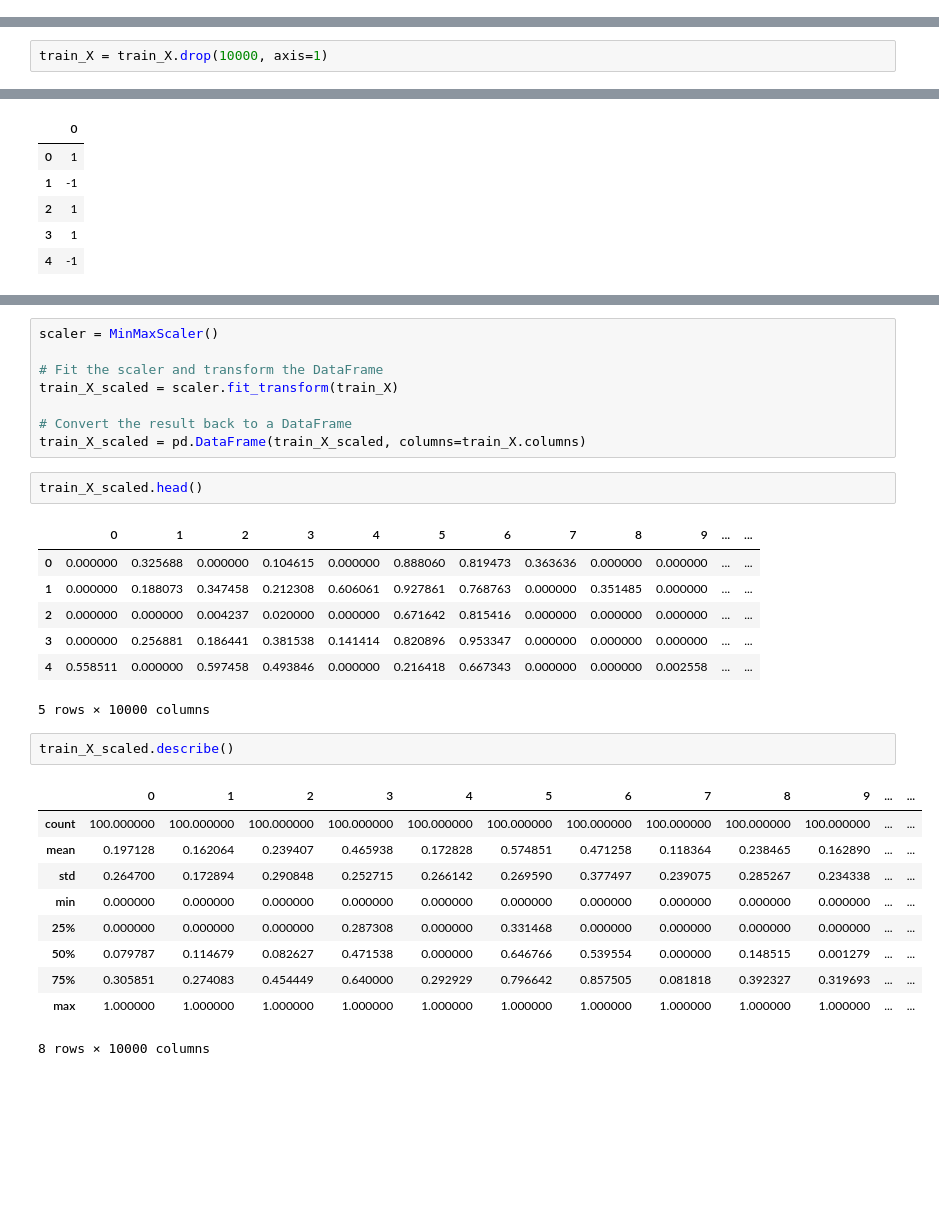
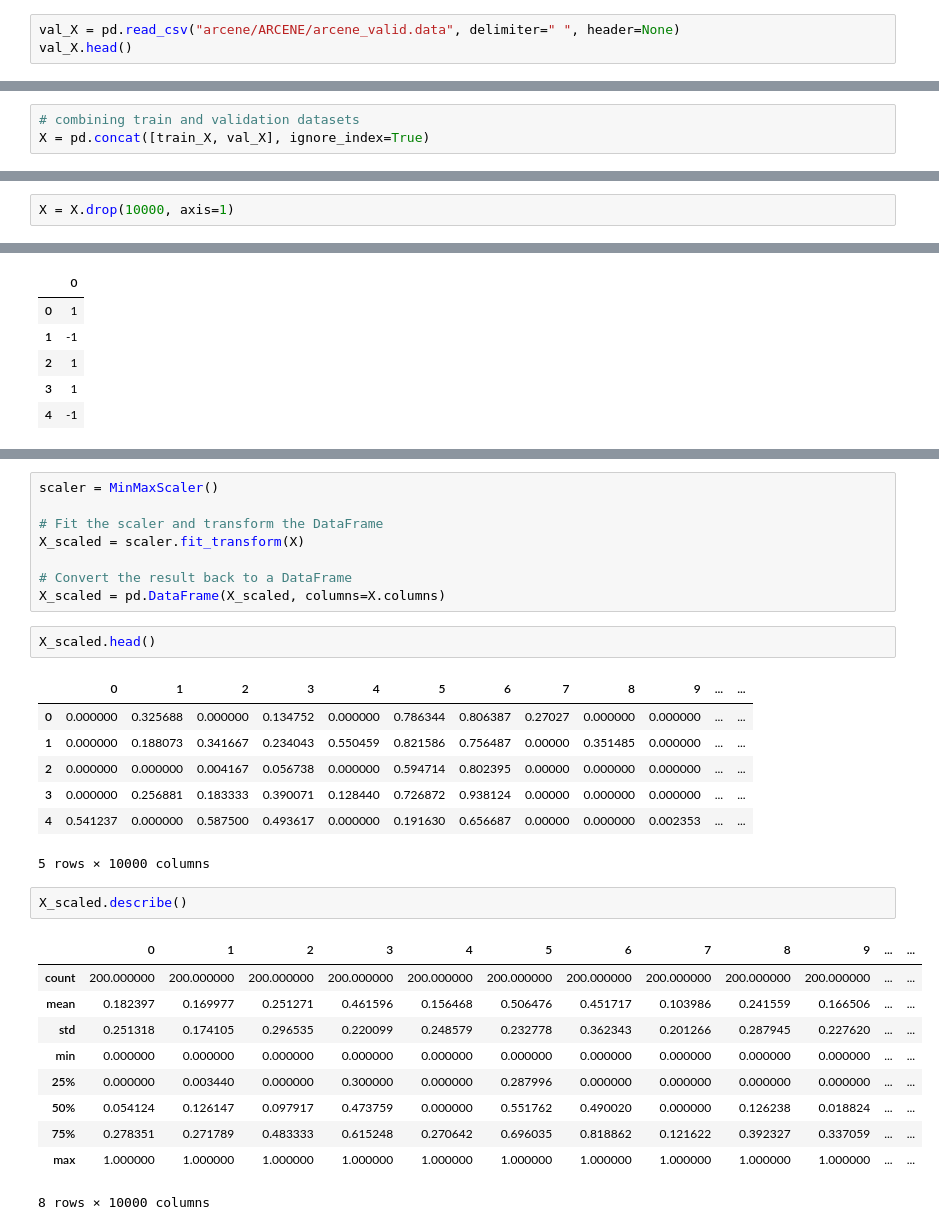
Before and after one commit to thomask902/2024-Numerical-Optimization-Research, a Jupyter notebook: data_exploration.ipynb, the cells around one changed output, grey strips where cells are left out. Cells and saved outputs as stored; diff of their text form; blank space fills up the shorter version.

Commit message:
combined train and validation datasets

```diff
--- a/data_exploration.ipynb
+++ b/data_exploration.ipynb
@@ -25,0 +35,3 @@ KeyboardInterrupt:
+# %%
+val_X = pd.read_csv("arcene/ARCENE/arcene_valid.data", delimiter=" ", header=None)
+val_X.head()
@@ -25,0 +63,3 @@ KeyboardInterrupt:
+# %%
+# combining train and validation datasets
+X = pd.concat([train_X, val_X], ignore_index=True)
@@ -26,3 +70,3 @@ KeyboardInterrupt:
 # %%
-train_X = train_X.drop(10000, axis=1)
+X = X.drop(10000, axis=1)
 # %%
@@ -63,31 +143,31 @@ train_y.describe()
 scaler = MinMaxScaler()
 
 # Fit the scaler and transform the DataFrame
-train_X_scaled = scaler.fit_transform(train_X)
+X_scaled = scaler.fit_transform(X)
 
 # Convert the result back to a DataFrame
-train_X_scaled = pd.DataFrame(train_X_scaled, columns=train_X.columns)
+X_scaled = pd.DataFrame(X_scaled, columns=X.columns)
 # %%
-train_X_scaled.head()
+X_scaled.head()
 # %% [output]
 |  | 0 | 1 | 2 | 3 | 4 | 5 | 6 | 7 | 8 | 9 | ... | ... |
-| 0 | 0.000000 | 0.325688 | 0.000000 | 0.104615 | 0.000000 | 0.888060 | 0.819473 | 0.363636 | 0.000000 | 0.000000 | ... | ... |
-| 1 | 0.000000 | 0.188073 | 0.347458 | 0.212308 | 0.606061 | 0.927861 | 0.768763 | 0.000000 | 0.351485 | 0.000000 | ... | ... |
-| 2 | 0.000000 | 0.000000 | 0.004237 | 0.020000 | 0.000000 | 0.671642 | 0.815416 | 0.000000 | 0.000000 | 0.000000 | ... | ... |
-| 3 | 0.000000 | 0.256881 | 0.186441 | 0.381538 | 0.141414 | 0.820896 | 0.953347 | 0.000000 | 0.000000 | 0.000000 | ... | ... |
-| 4 | 0.558511 | 0.000000 | 0.597458 | 0.493846 | 0.000000 | 0.216418 | 0.667343 | 0.000000 | 0.000000 | 0.002558 | ... | ... |
+| 0 | 0.000000 | 0.325688 | 0.000000 | 0.134752 | 0.000000 | 0.786344 | 0.806387 | 0.27027 | 0.000000 | 0.000000 | ... | ... |
+| 1 | 0.000000 | 0.188073 | 0.341667 | 0.234043 | 0.550459 | 0.821586 | 0.756487 | 0.00000 | 0.351485 | 0.000000 | ... | ... |
+| 2 | 0.000000 | 0.000000 | 0.004167 | 0.056738 | 0.000000 | 0.594714 | 0.802395 | 0.00000 | 0.000000 | 0.000000 | ... | ... |
+| 3 | 0.000000 | 0.256881 | 0.183333 | 0.390071 | 0.128440 | 0.726872 | 0.938124 | 0.00000 | 0.000000 | 0.000000 | ... | ... |
+| 4 | 0.541237 | 0.000000 | 0.587500 | 0.493617 | 0.000000 | 0.191630 | 0.656687 | 0.00000 | 0.000000 | 0.002353 | ... | ... |
 5 rows × 10000 columns
 # %%
-train_X_scaled.describe()
+X_scaled.describe()
 # %% [output]
 |  | 0 | 1 | 2 | 3 | 4 | 5 | 6 | 7 | 8 | 9 | ... | ... |
-| count | 100.000000 | 100.000000 | 100.000000 | 100.000000 | 100.000000 | 100.000000 | 100.000000 | 100.000000 | 100.000000 | 100.000000 | ... | ... |
-| mean | 0.197128 | 0.162064 | 0.239407 | 0.465938 | 0.172828 | 0.574851 | 0.471258 | 0.118364 | 0.238465 | 0.162890 | ... | ... |
-| std | 0.264700 | 0.172894 | 0.290848 | 0.252715 | 0.266142 | 0.269590 | 0.377497 | 0.239075 | 0.285267 | 0.234338 | ... | ... |
+| count | 200.000000 | 200.000000 | 200.000000 | 200.000000 | 200.000000 | 200.000000 | 200.000000 | 200.000000 | 200.000000 | 200.000000 | ... | ... |
+| mean | 0.182397 | 0.169977 | 0.251271 | 0.461596 | 0.156468 | 0.506476 | 0.451717 | 0.103986 | 0.241559 | 0.166506 | ... | ... |
+| std | 0.251318 | 0.174105 | 0.296535 | 0.220099 | 0.248579 | 0.232778 | 0.362343 | 0.201266 | 0.287945 | 0.227620 | ... | ... |
 | min | 0.000000 | 0.000000 | 0.000000 | 0.000000 | 0.000000 | 0.000000 | 0.000000 | 0.000000 | 0.000000 | 0.000000 | ... | ... |
-| 25% | 0.000000 | 0.000000 | 0.000000 | 0.287308 | 0.000000 | 0.331468 | 0.000000 | 0.000000 | 0.000000 | 0.000000 | ... | ... |
-| 50% | 0.079787 | 0.114679 | 0.082627 | 0.471538 | 0.000000 | 0.646766 | 0.539554 | 0.000000 | 0.148515 | 0.001279 | ... | ... |
-| 75% | 0.305851 | 0.274083 | 0.454449 | 0.640000 | 0.292929 | 0.796642 | 0.857505 | 0.081818 | 0.392327 | 0.319693 | ... | ... |
+| 25% | 0.000000 | 0.003440 | 0.000000 | 0.300000 | 0.000000 | 0.287996 | 0.000000 | 0.000000 | 0.000000 | 0.000000 | ... | ... |
+| 50% | 0.054124 | 0.126147 | 0.097917 | 0.473759 | 0.000000 | 0.551762 | 0.490020 | 0.000000 | 0.126238 | 0.018824 | ... | ... |
+| 75% | 0.278351 | 0.271789 | 0.483333 | 0.615248 | 0.270642 | 0.696035 | 0.818862 | 0.121622 | 0.392327 | 0.337059 | ... | ... |
 | max | 1.000000 | 1.000000 | 1.000000 | 1.000000 | 1.000000 | 1.000000 | 1.000000 | 1.000000 | 1.000000 | 1.000000 | ... | ... |
 8 rows × 10000 columns
 # %%
```
Also changed, not shown: parts of 16 cells of this notebook.
